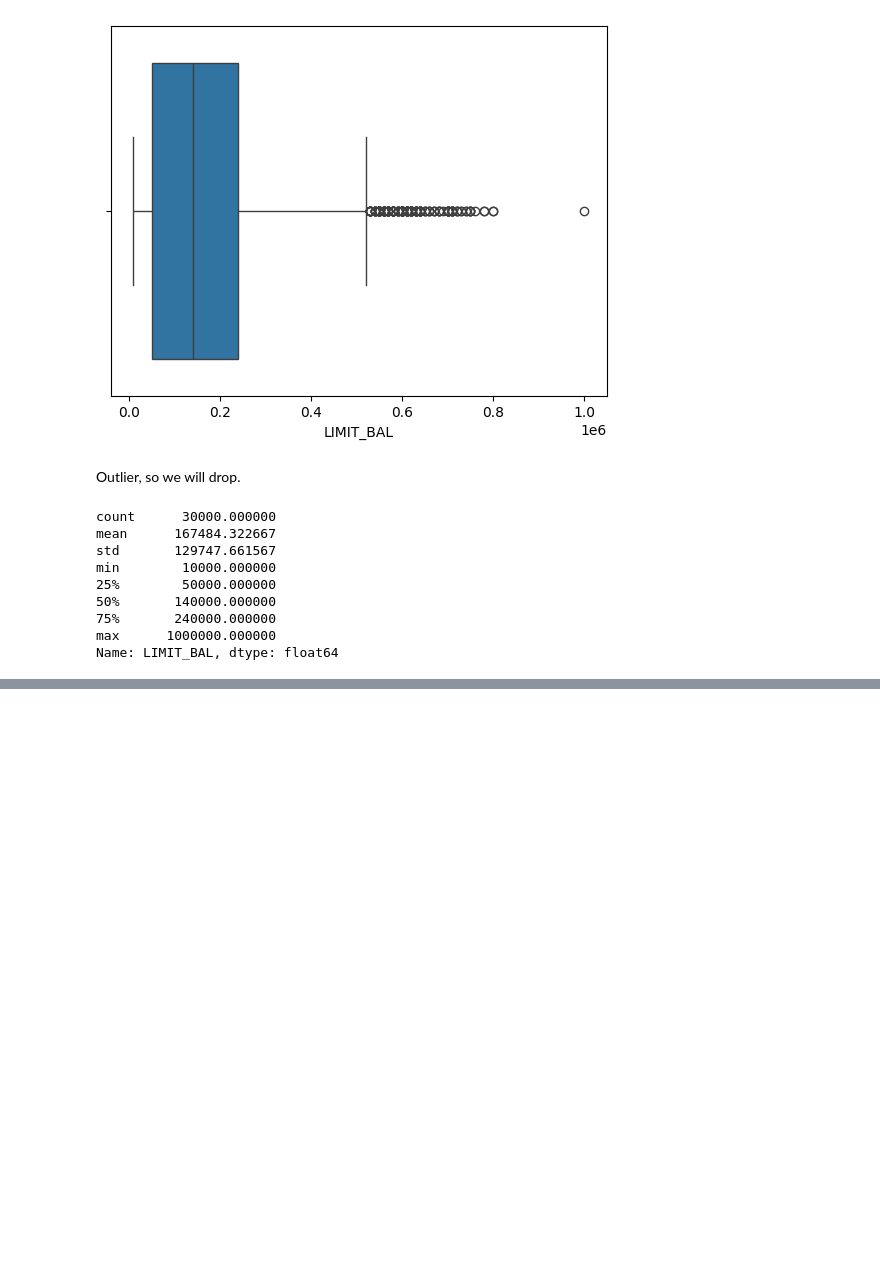
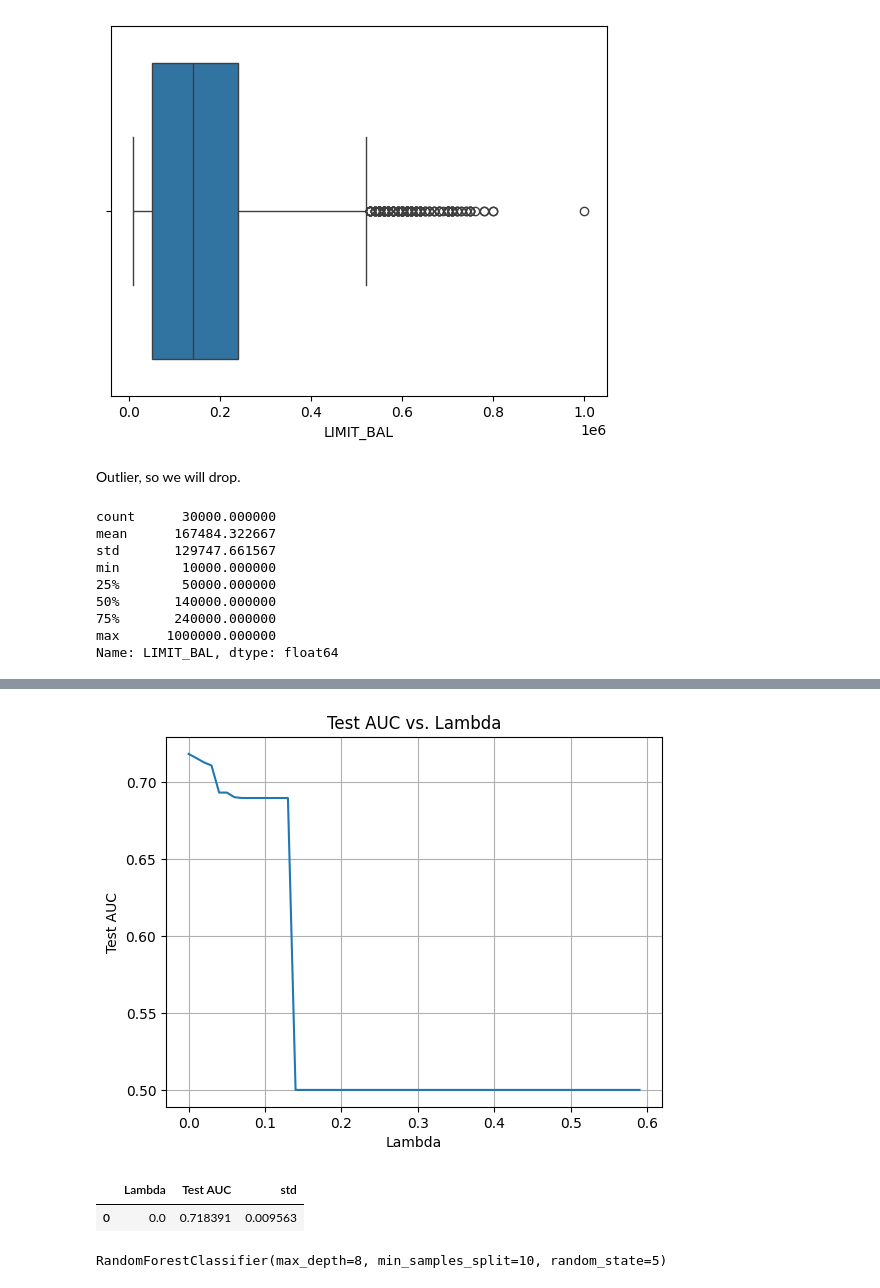
Before and after one commit to adenkru/Intro-Sent-Analysis, a Jupyter notebook: Credit Default.ipynb, the cells around one changed output, grey strips where cells are left out. Drawn from its saved outputs; the diff is of its cells as text; code cells hidden in the pictures; blank space fills up the shorter version.

```diff
--- a/Credit Default.ipynb
+++ b/Credit Default.ipynb
@@ -147,0 +249,26 @@ sns.boxplot(x = df['LIMIT_BAL'])
+# %%
+from sklearn.linear_model import Lasso
+
+results = []
+for lamb in np.arange(0, 0.6, 0.01):
+    lasso = Lasso(alpha=lamb, max_iter=1000)
+    auc_scores = cross_val_score(lasso, X, Y, cv=cross_val, scoring="roc_auc")
+    test_auc = auc_scores.mean()
+    std_dev = auc_scores.std()
+    results.append({"Lambda": lamb, "Test AUC": test_auc, "std": std_dev})
+
+results_df = pd.DataFrame(results)
+
+plt.plot(results_df['Lambda'], results_df['Test AUC'])
+plt.xlabel('Lambda')
+plt.ylabel('Test AUC')
+plt.title('Test AUC vs. Lambda')
+plt.grid(True)
+plt.show()
+# %% [output]
+[figure, added]
+# %%
+results_df.nlargest(1,"Test AUC")
+# %% [output]
+|  | Lambda | Test AUC | std |
+| 0 | 0.0 | 0.718391 | 0.009563 |
@@ -147,0 +278,6 @@ sns.boxplot(x = df['LIMIT_BAL'])
+# %%
+from sklearn.ensemble import RandomForestClassifier
+clf = RandomForestClassifier(criterion= "gini" , max_depth=8, min_samples_split= 10 , random_state=5, )
+clf.fit(X_train, Y_train)
+# %% [output]
+RandomForestClassifier(max_depth=8, min_samples_split=10, random_state=5)
```
Also changed, not shown: parts of 22 cells of this notebook.
